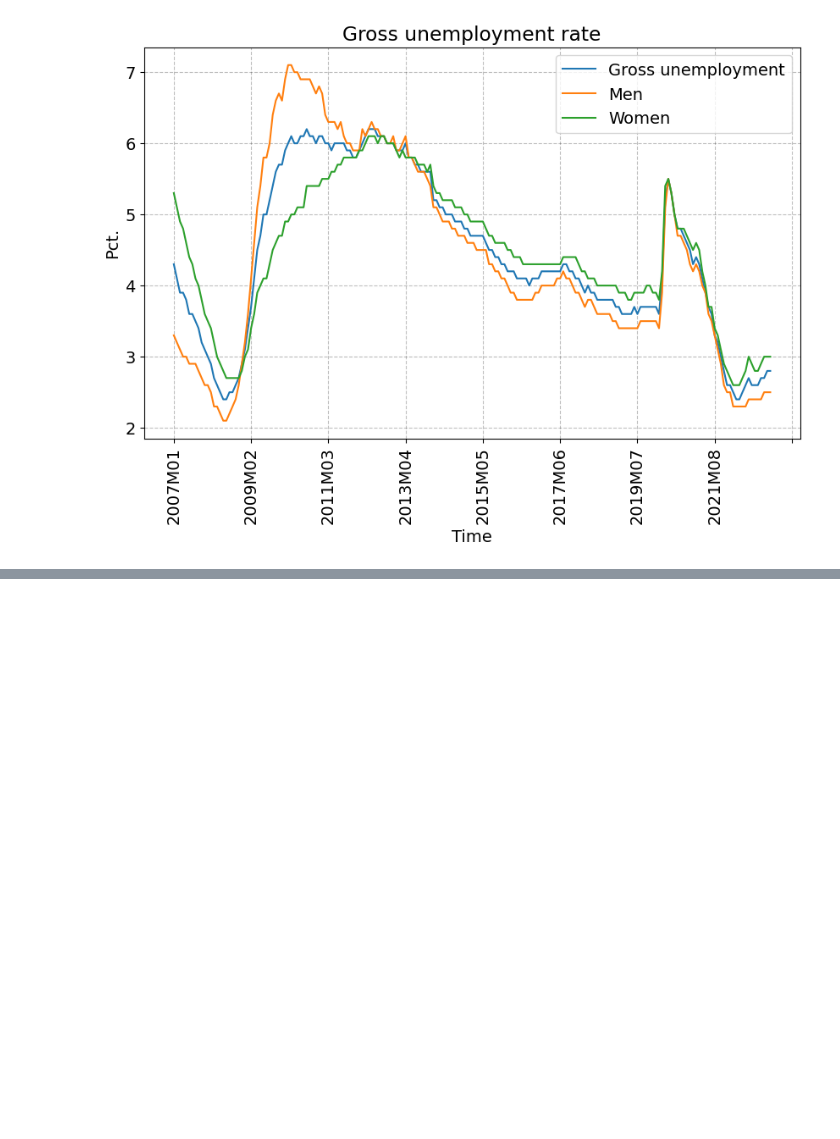
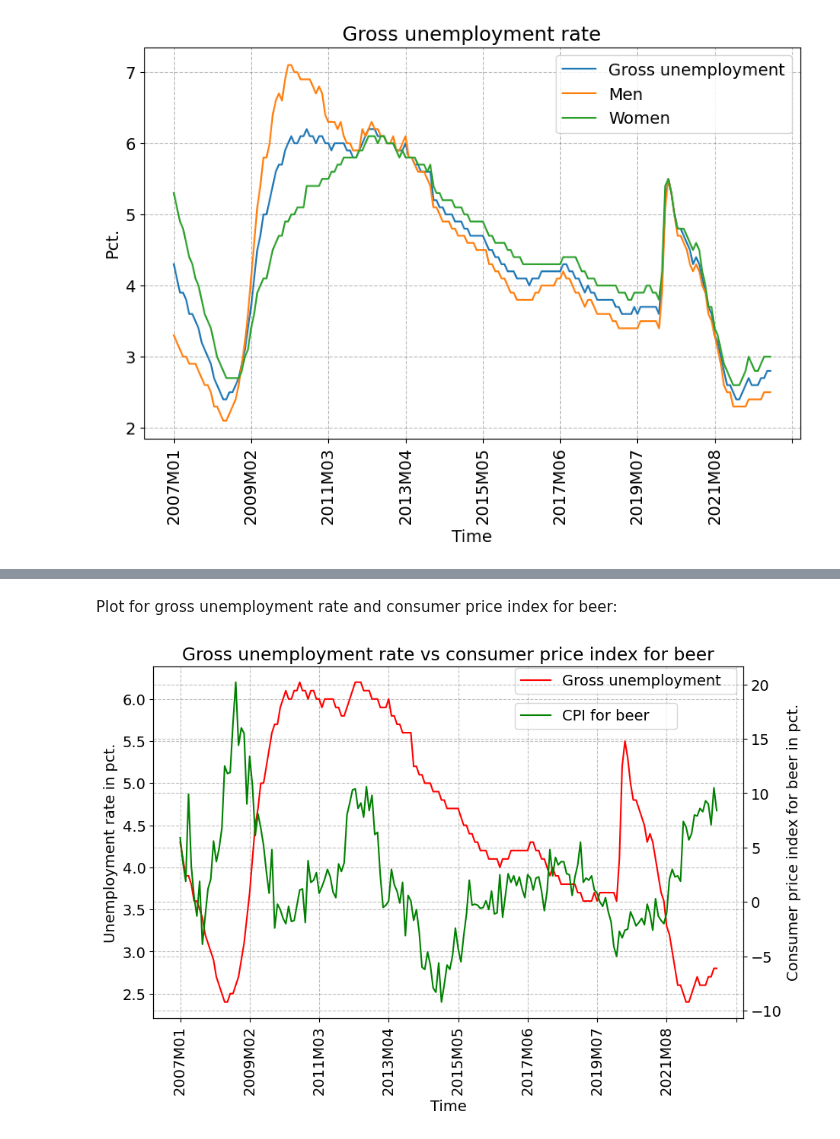
Before and after one commit to NumEconCopenhagen/projects-2023-noobs, a Jupyter notebook: dataproject/Beer.ipynb, the cells around one changed output, grey strips where cells are left out. Saved outputs shown, nothing was run; the diff lists cells and outputs as text; code cells hidden in the pictures; blank space fills up the shorter version.

```diff
--- a/dataproject/Beer.ipynb
+++ b/dataproject/Beer.ipynb
@@ -263,0 +325,41 @@ TypeError: unsupported operand type(s) for /: 'str' and 'int'
+# %% [markdown]
+Plot for gross unemployment rate and consumer price index for beer:
+# %%
+# Create a pivot table
+beer_y = beer.pivot_table(index='YD', columns='TID', values='INDHOLD_y')
+beer_x = beer.pivot_table(index='VAREGR', columns='TID', values='INDHOLD_x')
+
+Unemployment = ["Gross unemployment"]
+Consumer_price_index=["00 Consumer price index, total","02.1.3 Beer"]
+
+fig = plt.figure(figsize=(10, 6))  # Set the plot size to 10 inches width and 6 inches height
+ax = fig.add_subplot(1,1,1)
+
+# Plot the curves separately for each value on the primary y-axis
+beer_y.loc[Unemployment[0]].plot(x='TID', y='INDHOLD_y', ax=ax, label=Unemployment[0], color="red")
+
+ax.legend(frameon=True, bbox_to_anchor=(0.6, 0.9, 0.4, 0.2), loc="lower left", mode="expand")
+# Update the legend location manually using bbox_to_anchor parameter
+
+ax.set_ylabel('Unemployment rate in pct.')
+ax.set_xlabel('Time')
+
+# Set x-axis labels to be written vertically
+ax.set_xticklabels(ax.get_xticklabels(), rotation='vertical')
+
+# Create a secondary y-axis
+ax2 = ax.twinx()
+
+# Plot a curve on the secondary y-axis
+beer_x.loc[Consumer_price_index[1]].plot(x='TID', y='INDHOLD_x', ax=ax2, label='CPI for beer', color='green')
+ax2.legend(frameon=True, bbox_to_anchor=(0.6, 0.8, 0.3, 0.2), loc="lower right", mode="expand")
+# Update the legend location manually using bbox_to_anchor parameter
+
+ax2.set_ylabel('Consumer price index for beer in pct.')
+
+# Set the title of the plot
+ax.set_title('Gross unemployment rate vs consumer price index for beer')
+
+plt.show()  # Display the plot
+# %% [output]
+[figure, added]
```
Also changed, not shown: parts of 12 cells of this notebook.
